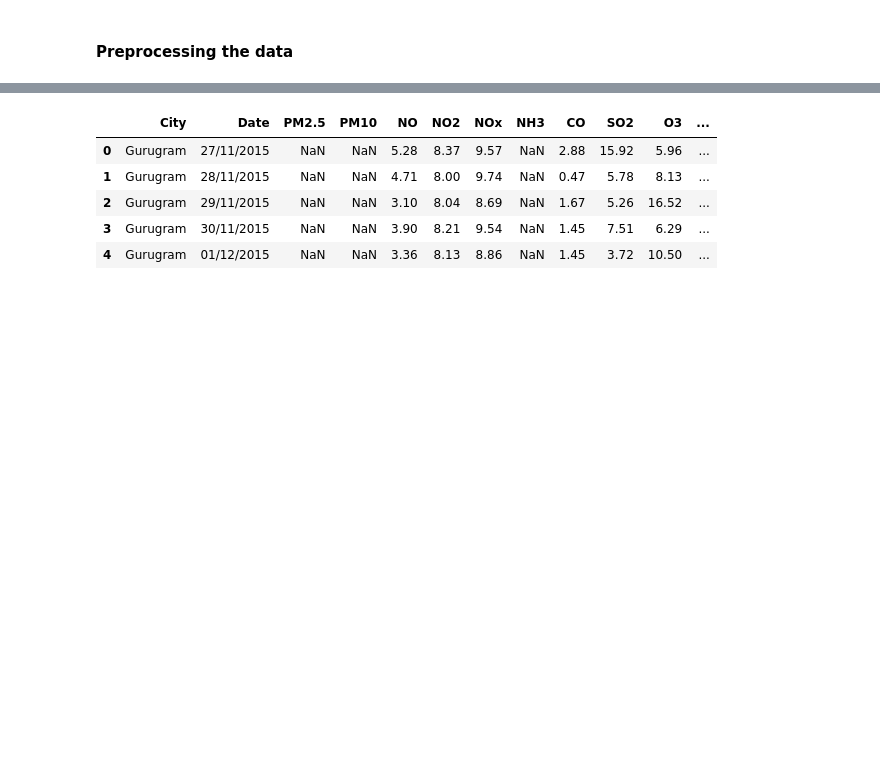
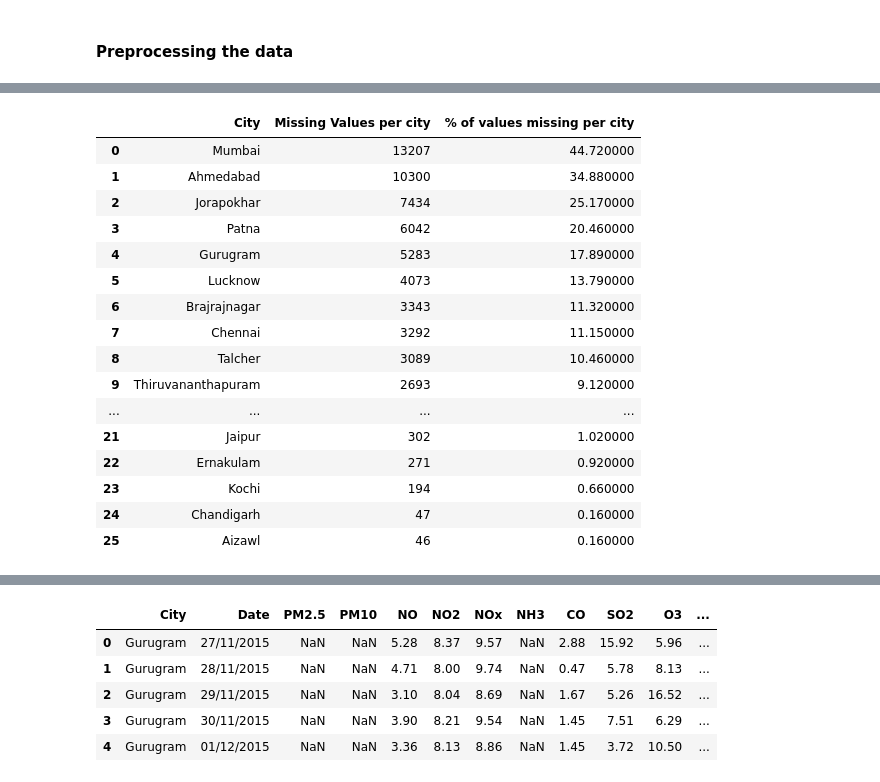
Before and after one commit to thomreid11/CMP7005_PRES1_Repository, a Jupyter notebook: CMP7005_PRES1.ipynb, the cells around one changed output, grey strips where cells are left out. Saved outputs shown, nothing was run; the diff lists cells and outputs as text; code cells hidden in the pictures; blank space fills up the shorter version.

```diff
--- a/CMP7005_PRES1.ipynb
+++ b/CMP7005_PRES1.ipynb
@@ -186,0 +186,39 @@ With Xyelene having over 50% of values missing, this column will be dropped as i
+# %%
+# Number of missing values per city
+def missing_per_city(df):
+  # Finding number of missing values per city
+  missing_city = df.groupby("City").apply(lambda x: x.isnull().sum().sum(), include_groups=False).sort_values(ascending=False)
+
+  # Finding percentage
+  missing_city_perc = 100 * missing_city / len(df)
+
+  # Concatenating the missing values and missing values %  along the top of the table
+  missing_city_table = pd.concat([missing_city, missing_city_perc], axis=1)
+  missing_city_table = missing_city_table.rename(columns={0: 'Missing Values per city', 1: '% of values missing per city'})
+  return missing_city_table
+
+# Call the function with the dataframe 'df' and round the percentages to 2dp
+missing_city_df = missing_per_city(df).round(2)
+
+# Reset the index to make 'City' a regular column and put its title on the same row as others
+missing_city_df = missing_city_df.reset_index()
+
+display(missing_city_df.style.background_gradient(cmap='Reds'))
+# %% [output]
+|  | City | Missing Values per city | % of values missing per city |
+| 0 | Mumbai | 13207 | 44.720000 |
+| 1 | Ahmedabad | 10300 | 34.880000 |
+| 2 | Jorapokhar | 7434 | 25.170000 |
+| 3 | Patna | 6042 | 20.460000 |
+| 4 | Gurugram | 5283 | 17.890000 |
+| 5 | Lucknow | 4073 | 13.790000 |
+| 6 | Brajrajnagar | 3343 | 11.320000 |
+| 7 | Chennai | 3292 | 11.150000 |
+| 8 | Talcher | 3089 | 10.460000 |
+| 9 | Thiruvananthapuram | 2693 | 9.120000 |
+| ... | ... | ... | ... |
+| 21 | Jaipur | 302 | 1.020000 |
+| 22 | Ernakulam | 271 | 0.920000 |
+| 23 | Kochi | 194 | 0.660000 |
+| 24 | Chandigarh | 47 | 0.160000 |
+| 25 | Aizawl | 46 | 0.160000 |
```
Also changed, not shown: parts of 9 cells of this notebook.
